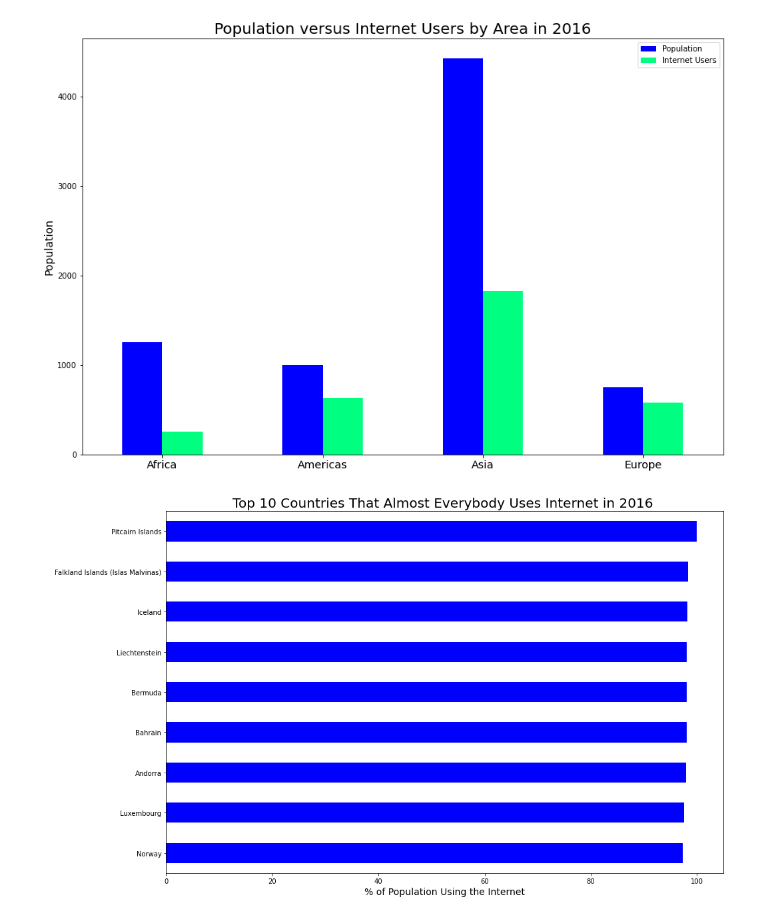
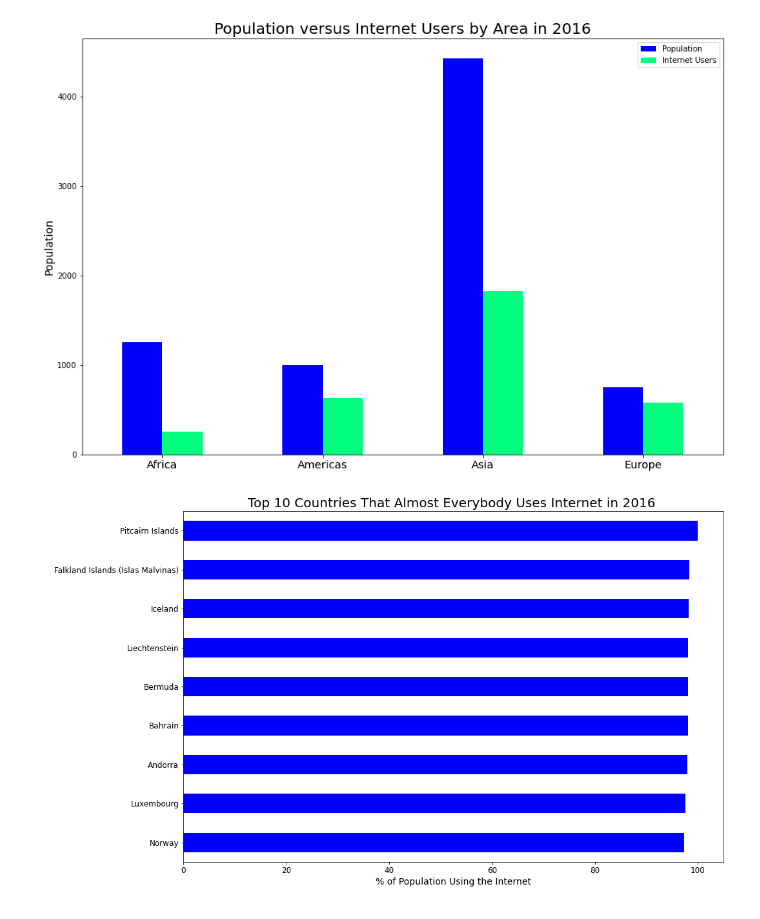
Before and after one commit to JoshuaFarmerATX/butterfly_effects_project, a Jupyter notebook: Butterfly_Effect_Final.ipynb, the cells around one changed output. Cells and saved outputs as stored; diff of their text form; code cells hidden in the pictures.

Commit message:
Changed a few graph sizes to improve consistency

```diff
--- a/Butterfly_Effect_Final.ipynb
+++ b/Butterfly_Effect_Final.ipynb
@@ -130,24 +130,24 @@ plt.show()
 # %%
 # What countries have almost 100% of their population using the Internet?
 top_perc_internet_population = (
     merged_data[["country_y", "internet_%_of_population"]]
     .sort_values(by=["internet_%_of_population"], ascending=False)
     .head(10)
     .sort_values(by=["internet_%_of_population"], ascending=True)
     .set_index("country_y")
 )
 
 top_perc_internet_population = top_perc_internet_population.drop("Antarctica")
 
 top_perc_internet_population.plot(
-    kind="barh", legend=False, colormap="winter", figsize=(15, 10)
+    kind="barh", legend=False, colormap="winter", figsize=(15, 10), fontsize=12
 )
 plt.title("Top 10 Countries That Almost Everybody Uses Internet in 2016 ", fontsize=20)
 plt.xlabel("% of Population Using the Internet", fontsize=14)
 plt.ylabel(" ", fontsize=14)
 plt.show()
 # %% [output]
-[figure, old version]
+[figure, new version]
 # %%
 pop_low = merged_data["population"].quantile(0.1)
 pop_hi = merged_data["population"].quantile(0.9)
```
Also changed, not shown: parts of 2 cells of this notebook.
